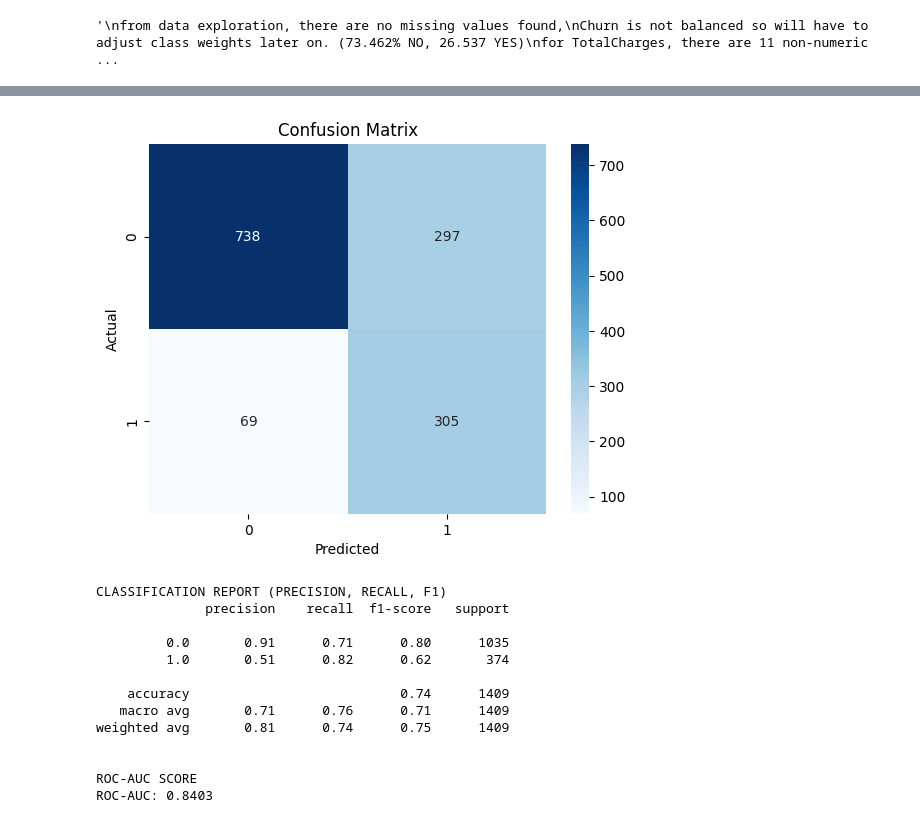
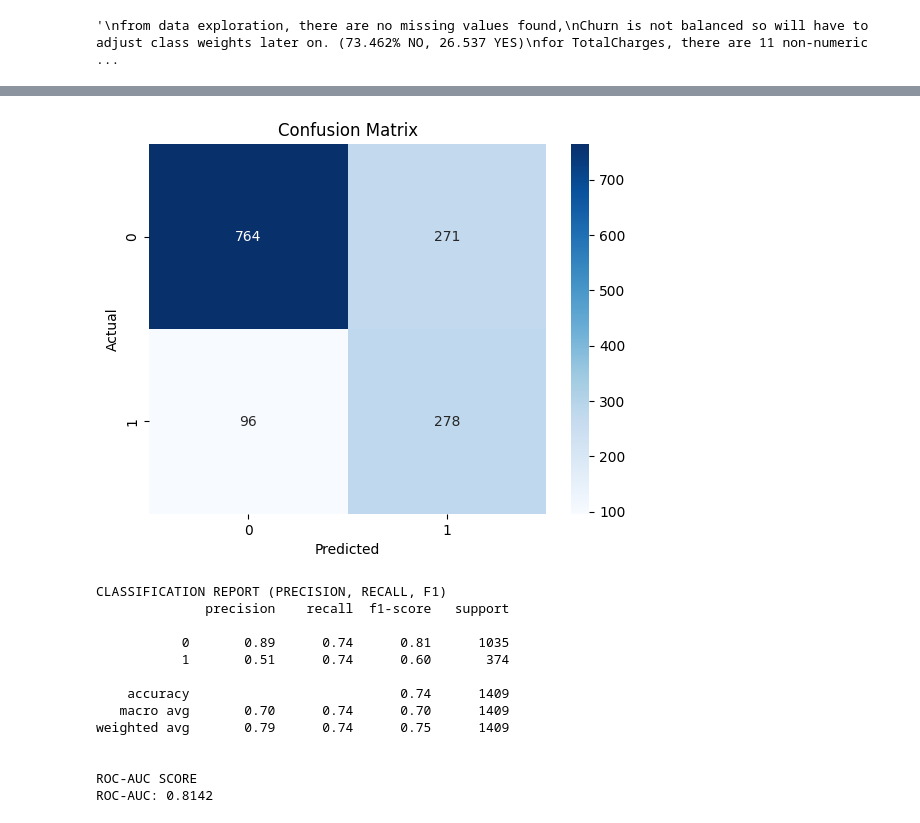
Before and after one commit to ShayneLim/Telco_Customer_Churn_Prediction, a Jupyter notebook: TelcoCustomerChurnPredictor.ipynb, the cells around one changed output, grey strips where cells are left out. Drawn from its saved outputs; the diff is of its cells as text; code cells hidden in the pictures.

```diff
--- a/TelcoCustomerChurnPredictor.ipynb
+++ b/TelcoCustomerChurnPredictor.ipynb
@@ -254,7 +262,7 @@ if __name__ == "__main__":
     df_clean = clean_data(df)
 
     #5. split and scale
-    X_train, X_test, y_train, y_test = split_and_scale(df_clean)
+    X_train, X_test, y_train, y_test = preprocess_and_resample(df_clean)
 
 
 
@@ -282,21 +290,24 @@ dtype: object
 #MODEL ARCHITECTURE
 import tensorflow as tf
 from tensorflow.keras.models import Sequential
-from tensorflow.keras.layers import Dense, Dropout
+from tensorflow.keras.layers import Dense, Dropout, BatchNormalization
 from tensorflow.keras.optimizers import Adam
+from tensorflow.keras.regularizers import l2
 
 def model_creation(input_dimension):
     model = Sequential()
 
     #input & 1st layer
-    model.add(Dense(16, activation="relu", input_dim = input_dimension))
-
+    model.add(Dense(64, activation="relu", input_shape = (input_dimension,), kernel_regularizer=l2(0.001)))
+    model.add(BatchNormalization())
     #dropout
-    #randomly disables 20% of neurons during training to prevent overfit
-    model.add(Dropout(0.2))
+    #randomly disables 30% of neurons during training to prevent overfit
+    model.add(Dropout(0.3))
 
     #layer 2
-    model.add(Dense(8, activation = "relu"))
+    model.add(Dense(32, activation = "relu", kernel_regularizer=l2(0.001)))
+    model.add(BatchNormalization())
+    model.add(Dropout(0.3))
 
     #output layer
     model.add(Dense(1, activation = "sigmoid"))
@@ -337,17 +356,10 @@ import numpy as np
 import os
 from sklearn.utils.class_weight import compute_class_weight
 from tensorflow.keras.callbacks import EarlyStopping, ReduceLROnPlateau
-from imblearn.over_sampling import SMOTE
 
 def train_model(X_train, y_train):
     tf.random.set_seed(42)
     np.random.seed(42)
-
-    #SMOTE
-    print(f"ORIGINAL CLASS DISTRIBUTION: {y_train.value_counts().to_dict()}")
-    smote = SMOTE(random_state = 42)
-    X_train_resampled, y_train_resampled = smote.fit_resample(X_train, y_train)
-    print(f"RESAMPLED CLASS DISTRIBUTION: {y_train_resampled.value_counts().to_dict()}")
 
     n_features = X_train.shape[1]
     model = model_creation(n_features)
@@ -356,7 +368,7 @@ def train_model(X_train, y_train):
     reduce_lr = ReduceLROnPlateau(
         monitor='val_loss',
         factor=0.5,
-        patience=3,
+        patience=10,
         min_lr=0.00001,
         verbose=1
     )
@@ -364,14 +376,14 @@ def train_model(X_train, y_train):
     #implemented early stopping for overfit
     early_stop = EarlyStopping(
         monitor = "val_loss",
-        patience = 10,
+        patience = 20,
         restore_best_weights = True,
         verbose = 1
     )
 
     print("TRAINING START")
     history = model.fit(
-        X_train_resampled, y_train_resampled,
+        X_train, y_train,
         epochs = 100,
         batch_size = 32,
         validation_split = 0.2,
@@ -529,7 +540,7 @@ def optimal_threshold(model, X_test, Y_test):
 # %%
 if __name__ == "__main__":
     if 'model' in locals() and 'X_test' in locals():
-        eval_model(model, X_test, y_test, threshold = 0.36)
+        eval_model(model, X_test, y_test, threshold = 0.38)
 
         #only run this once to find optimal threshold then hardcode it
         # best_thresh = optimal_threshold(model, X_test, y_test)
@@ -538,15 +549,15 @@ if __name__ == "__main__":
 CONFUSION MATRIX
-[figure, old version]
+[figure, new version]
 CLASSIFICATION REPORT (PRECISION, RECALL, F1)
               precision    recall  f1-score   support
 
-         0.0       0.91      0.71      0.80      1035
-         1.0       0.51      0.82      0.62       374
+           0       0.89      0.74      0.81      1035
+           1       0.51      0.74      0.60       374
 
     accuracy                           0.74      1409
-   macro avg       0.71      0.76      0.71      1409
-weighted avg       0.81      0.74      0.75      1409
+   macro avg       0.70      0.74      0.70      1409
+weighted avg       0.79      0.74      0.75      1409
 
 
 ROC-AUC SCORE
-ROC-AUC: 0.8403
+ROC-AUC: 0.8142
```
Also changed, not shown: parts of 7 cells of this notebook, 2 other files.
